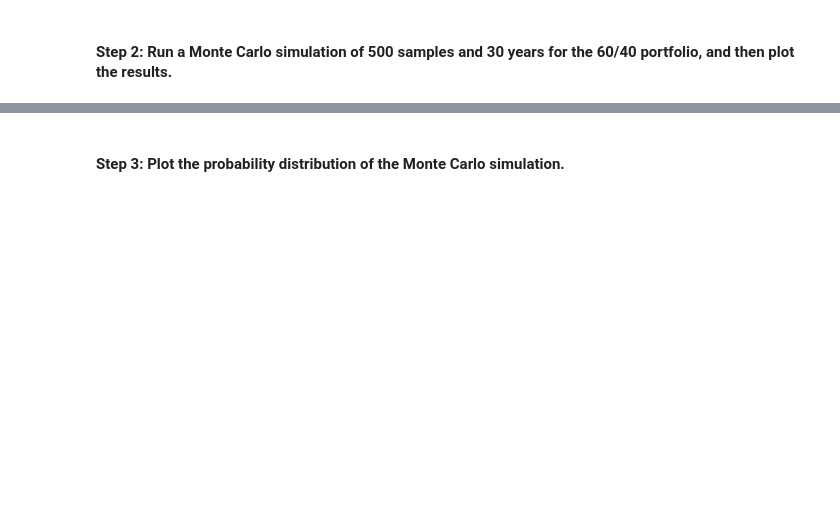
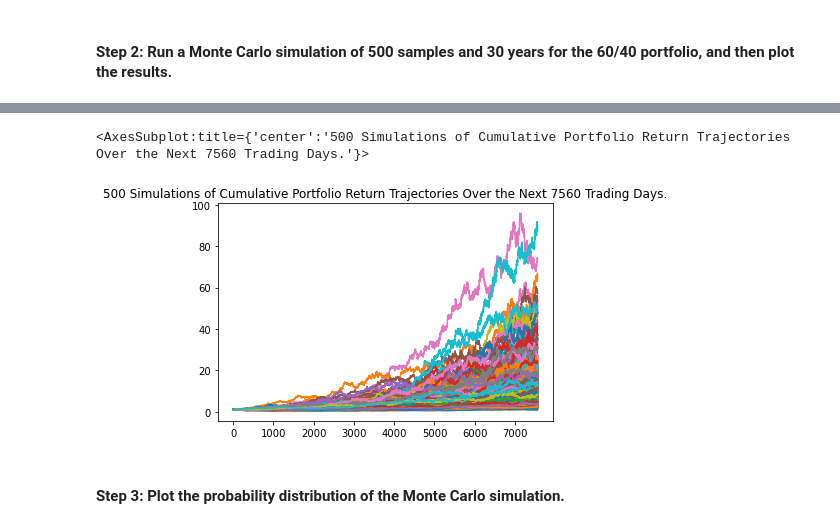
Before and after one commit to oneor11/fintech-financial-planning-tool, a Jupyter notebook: financial_planning_tools.ipynb, the cells around one changed output, grey strips where cells are left out. Drawn from its saved outputs; the diff is of its cells as text; code cells hidden in the pictures; blank space fills up the shorter version.

Commit message:
Add retirement scenario analysis
Added calculations, simulations, and analysis to evaluate different
retirement scenarios that varied in length and risk.

```diff
--- a/financial_planning_tools.ipynb
+++ b/financial_planning_tools.ipynb
@@ -19,6 +19,10 @@ import alpaca_trade_api as tradeapi
 from MCForecastTools import MCSimulation
 
 %matplotlib inline
+
+NUM_TRADING_DAYS = 252
+NUM_SIMULATIONS = 500
+Z_SCORE_NORMAL_95 = 1.96
 # %%
 # Load the environment variables from the .env file
 # by calling the load_dotenv function
@@ -433,8 +437,10 @@ In this section, you’ll use the MCForecastTools library to create a Monte Carl
 # %%
 # Set start and end dates of 3 years back from your current date
 # Alternatively, you can use an end date of 2020-08-07 and work 3 years back from that date
-# YOUR CODE HERE
-# YOUR CODE HERE
+start_date = pd.Timestamp('2017-10-22', tz='America/New_York').isoformat()
+end_date = pd.Timestamp('2020-10-22', tz='America/New_York').isoformat()
 
 # Set number of rows to 1000 to retrieve the maximum amount of rows
-# YOUR CODE HERE
+limit = 1000
+
+print(f'Date range: {start_date} - {end_date}.')
@@ -443,9 +451,15 @@ In this section, you’ll use the MCForecastTools library to create a Monte Carl
 # The tickers and timeframe parameters should have been set in Part 1 of this activity
 # The start and end dates should be updated with the information set above
 # Remember to add the df property to the end of the call so the response is returned as a DataFrame
-# YOUR CODE HERE
+prices_df = alpaca.get_barset(
+                symbols=tickers,
+                timeframe=timeframe,
+                start=start_date,
+                end=end_date,
+                limit=limit).df
 
 
 # Display both the first and last five rows of the DataFrame
-# YOUR CODE HERE
-# YOUR CODE HERE
+print('3 year pricing data of AGG and SPY: Beginning and of dataset')
+display(prices_df.head())
+display(prices_df.tail())
@@ -455,7 +487,12 @@ In this section, you’ll use the MCForecastTools library to create a Monte Carl
 # Configure the Monte Carlo simulation to forecast 30 years cumulative returns
 # The weights should be split 40% to AGG and 60% to SPY.
 # Run 500 samples.
-# YOUR CODE HERE
+mc_traditional = MCSimulation(
+                    portfolio_data = prices_df,
+                    weights = [0.40, 0.60],
+                    num_simulation = NUM_SIMULATIONS,
+                    num_trading_days = NUM_TRADING_DAYS*30)
 
 # Review the simulation input data
-# YOUR CODE HERE
+print('Monte Carlo input data for Traditional scenario:')
+mc_traditional.portfolio_data.head()
@@ -465,7 +543,10 @@ In this section, you’ll use the MCForecastTools library to create a Monte Carl
 # %%
 # Visualize the 30-year Monte Carlo simulation by creating an
 # overlay line plot
-# YOUR CODE HERE
+mc_traditional.plot_simulation()
+# %% [output]
+<AxesSubplot:title={'center':'500 Simulations of Cumulative Portfolio Return Trajectories Over the Next 7560 Trading Days.'}>
+[figure, added]
 # %% [markdown]
 #### Step 3: Plot the probability distribution of the Monte Carlo simulation.
 # %%
```
Also changed, not shown: parts of 18 cells of this notebook.
